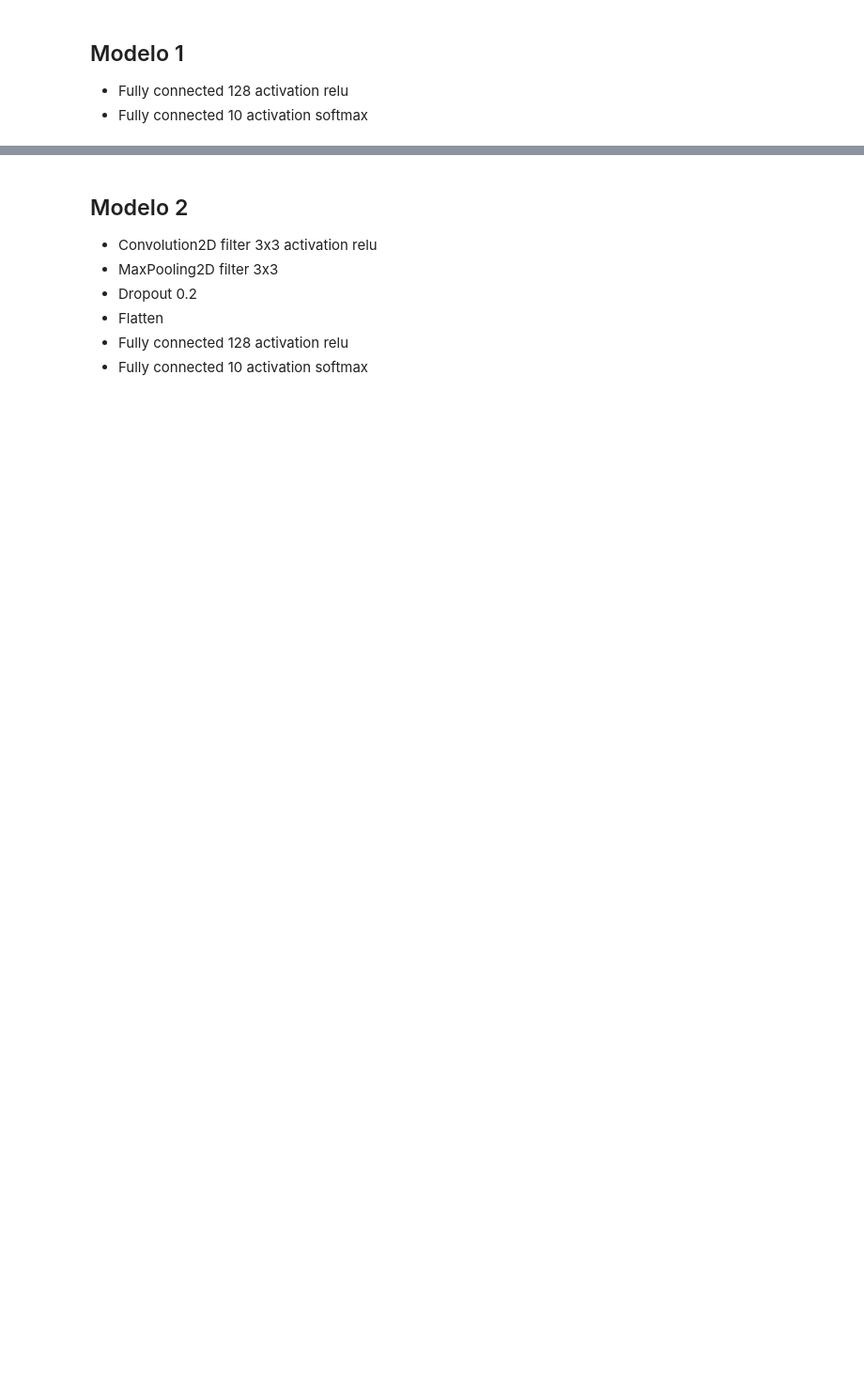
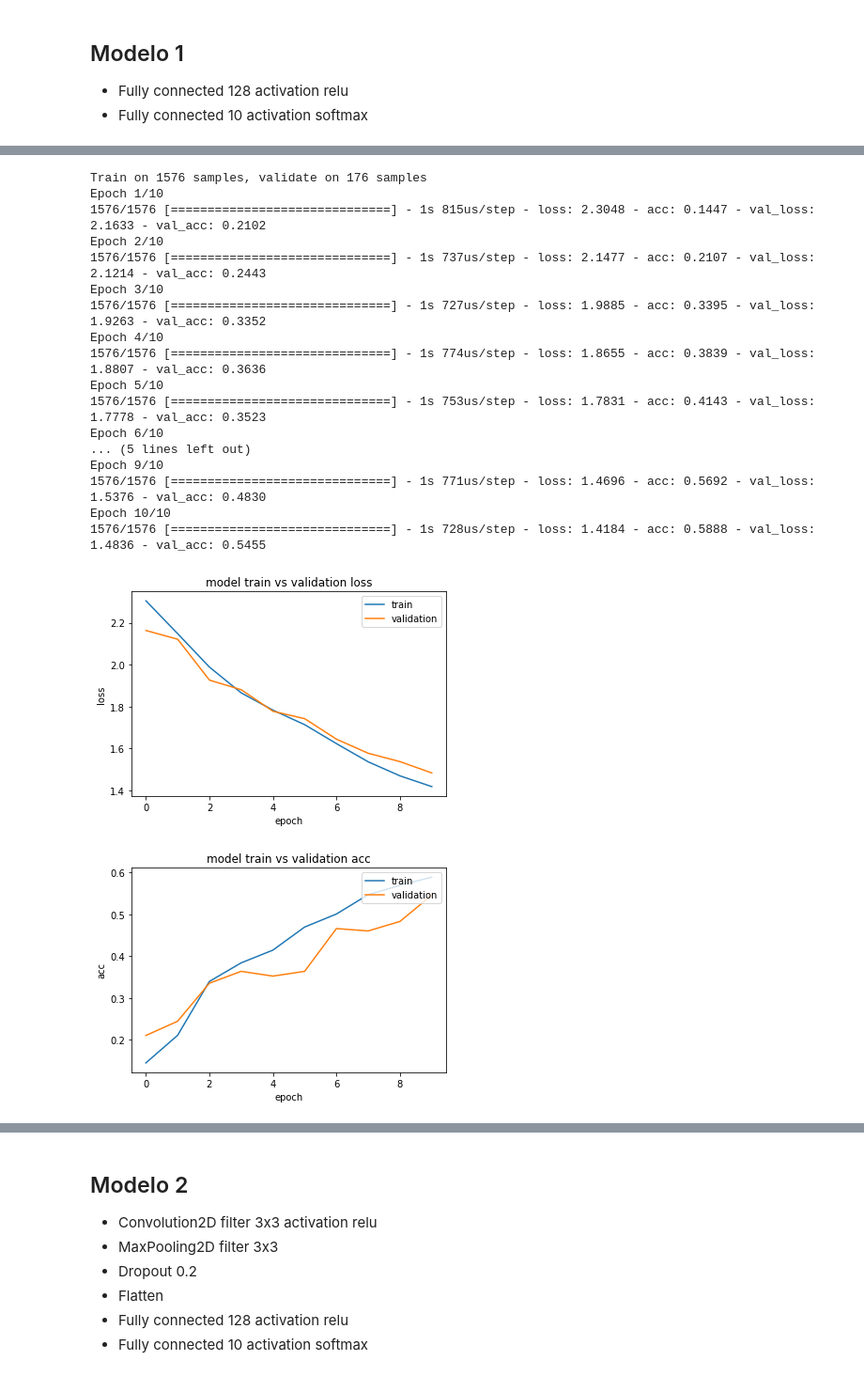
Before and after one commit to mdc2018-diggers/Sign-Language-Digits-Dataset, a Jupyter notebook: CNNs/ComparaModelos.ipynb, the cells around one changed output, grey strips where cells are left out. Shown at 94% size. Saved outputs shown, nothing was run; the diff lists cells and outputs as text; code cells hidden in the pictures; blank space fills up the shorter version.

```diff
--- a/CNNs/ComparaModelos.ipynb
+++ b/CNNs/ComparaModelos.ipynb
@@ -68,5 +93,26 @@ model_1.summary()
 # %%
-acertos = execute_model(model_1, X_train, Y_train, X_test, Y_test,
-                        validation_split, batch_size, cm_plot_labels,
-                        adam_lr, nb_epochs)
+%%time
+acertos, pred_1 = execute_model(model_1, X_train, Y_train, X_test, Y_test,
+                                validation_split, batch_size, cm_plot_labels,
+                                adam_lr, nb_epochs)
 resultados.append({'modelo': 'model_1', 'acertos': acertos})
+# %% [output]
+Train on 1576 samples, validate on 176 samples
+Epoch 1/10
+1576/1576 [==============================] - 1s 815us/step - loss: 2.3048 - acc: 0.1447 - val_loss: 2.1633 - val_acc: 0.2102
+Epoch 2/10
+1576/1576 [==============================] - 1s 737us/step - loss: 2.1477 - acc: 0.2107 - val_loss: 2.1214 - val_acc: 0.2443
+Epoch 3/10
+1576/1576 [==============================] - 1s 727us/step - loss: 1.9885 - acc: 0.3395 - val_loss: 1.9263 - val_acc: 0.3352
+Epoch 4/10
+1576/1576 [==============================] - 1s 774us/step - loss: 1.8655 - acc: 0.3839 - val_loss: 1.8807 - val_acc: 0.3636
+Epoch 5/10
+1576/1576 [==============================] - 1s 753us/step - loss: 1.7831 - acc: 0.4143 - val_loss: 1.7778 - val_acc: 0.3523
+Epoch 6/10
+... (5 lines left out)
+Epoch 9/10
+1576/1576 [==============================] - 1s 771us/step - loss: 1.4696 - acc: 0.5692 - val_loss: 1.5376 - val_acc: 0.4830
+Epoch 10/10
+1576/1576 [==============================] - 1s 728us/step - loss: 1.4184 - acc: 0.5888 - val_loss: 1.4836 - val_acc: 0.5455
+[figure, added]
+[figure, added]
```
Also changed, not shown: parts of 7 cells of this notebook, 1 other file.
